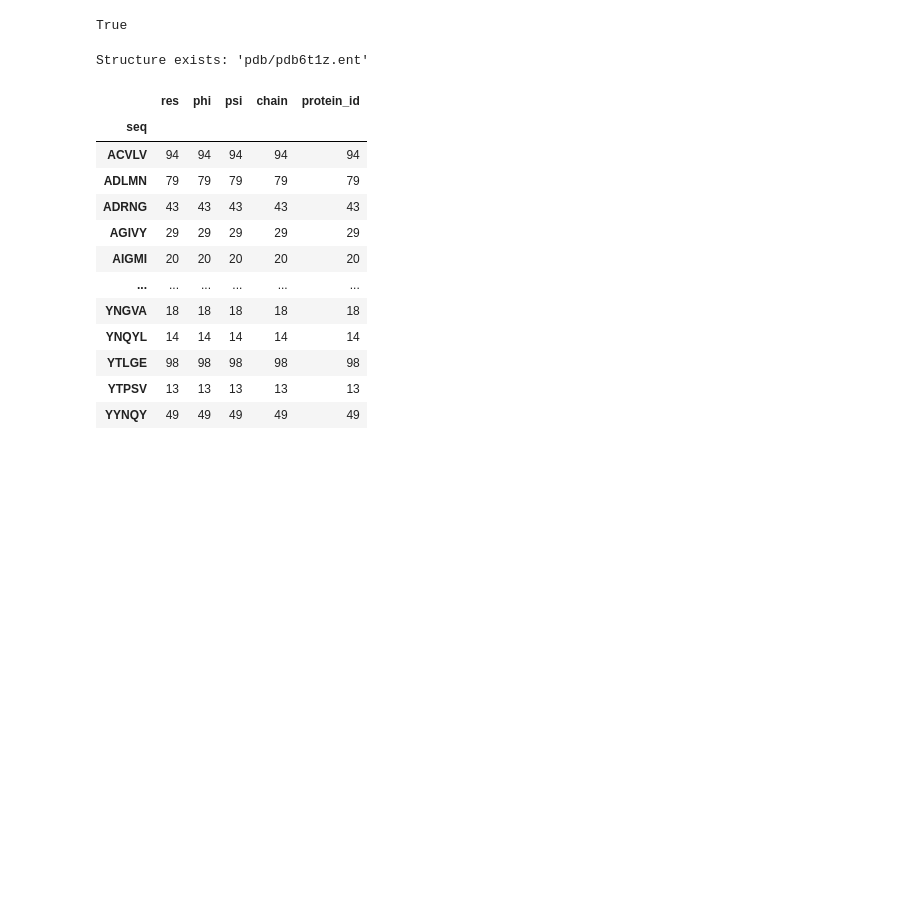
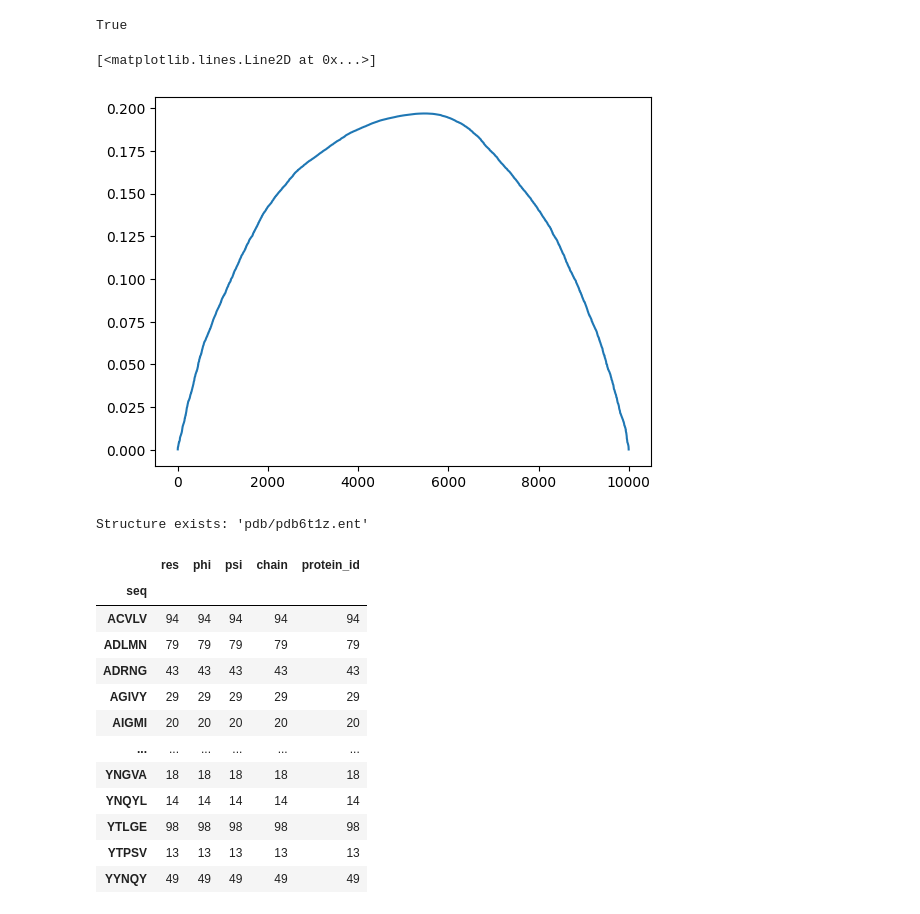
Before and after one commit to Musa-Azeem/protein-dihedral-visualization, a Jupyter notebook: casp copy.ipynb, the cells around one changed output. Saved outputs shown, nothing was run; the diff lists cells and outputs as text; code cells hidden in the pictures; blank space fills up the shorter version.

```diff
--- a/casp copy.ipynb
+++ b/casp copy.ipynb
@@ -19,6 +19,19 @@ import seaborn as sns
 load_dotenv()
 # %% [output]
 True
+# %%
+from scipy.stats import gaussian_kde
+import matplotlib.pyplot as plt
+import numpy as np
+
+test = np.random.normal(0, 2, 10000)
+kernel = gaussian_kde(test)
+probs = kernel(np.sort(test))
+most_probable = test[np.argmax(probs)]
+plt.plot(probs)
+# %% [output]
+[<matplotlib.lines.Line2D at 0x...>]
+[figure, added]
 # %%
 WINDOW_SIZE = 3
 PDBMINE_URL = os.getenv("PDBMINE_URL")
```
Also changed, not shown: 2 other files.
